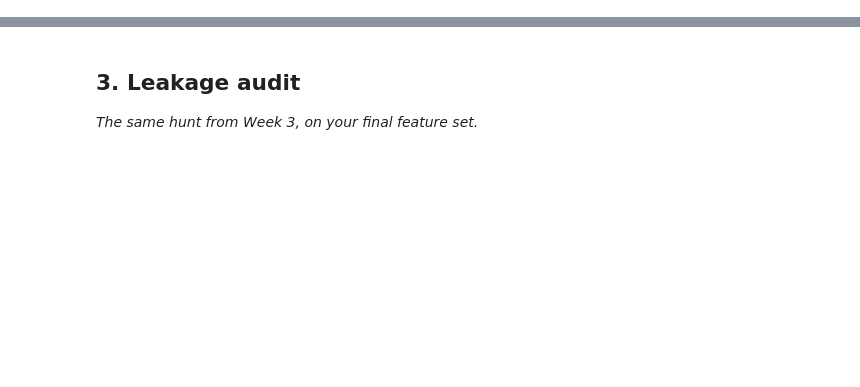
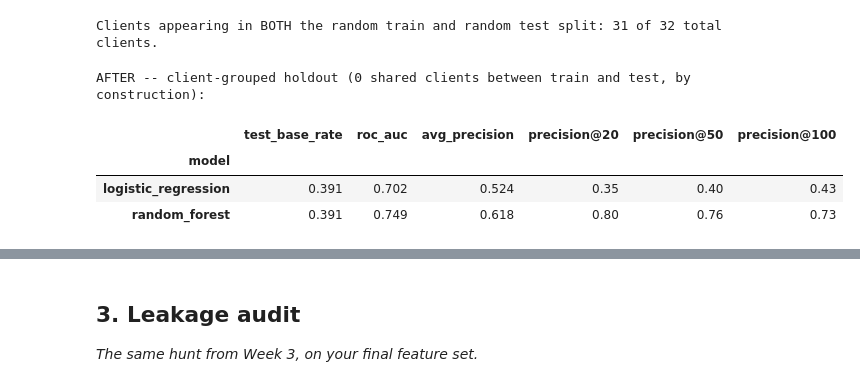
Before and after one commit to Ali-Haider987/alihaider-flyrank-ml, a Jupyter notebook: work/notebooks/w06_validation_audit.ipynb, the cells around one changed output, grey strips where cells are left out. Cells and saved outputs as stored; diff of their text form; code cells hidden in the pictures; blank space fills up the shorter version.

```diff
--- a/work/notebooks/w06_validation_audit.ipynb
+++ b/work/notebooks/w06_validation_audit.ipynb
@@ -22,0 +161,24 @@ This skeleton is yours to fill. Work the sections **in order** — each one has
+# %%
+shared_clients = set(df.loc[X_train_r.index, "client_id"]) & set(df.loc[X_test_r.index, "client_id"])
+print(f"Clients appearing in BOTH the random train and random test split: "
+      f"{len(shared_clients)} of {df['client_id'].nunique()} total clients.")
+# %% [output]
+Clients appearing in BOTH the random train and random test split: 31 of 32 total clients.
+# %%
+# --- AFTER: client-grouped holdout, same as Week 5 ---
+client_series = df["client_id"].astype(str)
+unique_clients = client_series.drop_duplicates().to_numpy()
+rng = np.random.default_rng(RANDOM_STATE)
+shuffled_clients = rng.permutation(unique_clients)
+test_client_count = max(1, int(round(len(shuffled_clients) * 0.2)))
+test_clients = set(shuffled_clients[:test_client_count])
+test_mask = client_series.isin(test_clients).to_numpy()
+after = fit_and_score(feature_frame[~test_mask], feature_frame[test_mask], y[~test_mask], y[test_mask])
+print("AFTER -- client-grouped holdout (0 shared clients between train and test, by construction):")
+after.round(3)
+# %% [output]
+AFTER -- client-grouped holdout (0 shared clients between train and test, by construction):
+|  | test_base_rate | roc_auc | avg_precision | precision@20 | precision@50 | precision@100 |
+| model |  |  |  |  |  |  |
+| logistic_regression | 0.391 | 0.702 | 0.524 | 0.35 | 0.40 | 0.43 |
+| random_forest | 0.391 | 0.749 | 0.618 | 0.80 | 0.76 | 0.73 |
```
Also changed, not shown: parts of 18 cells of this notebook.
